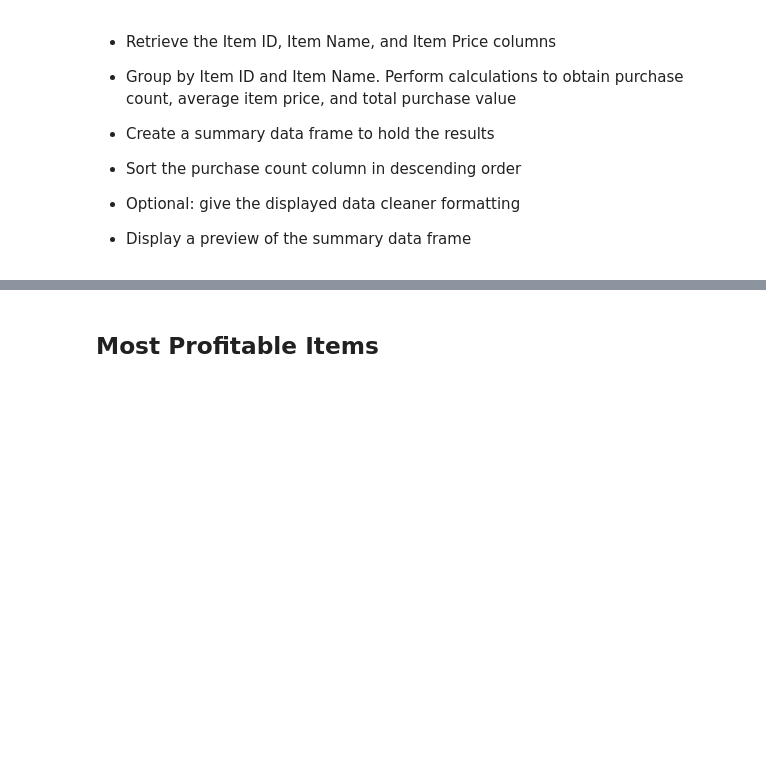
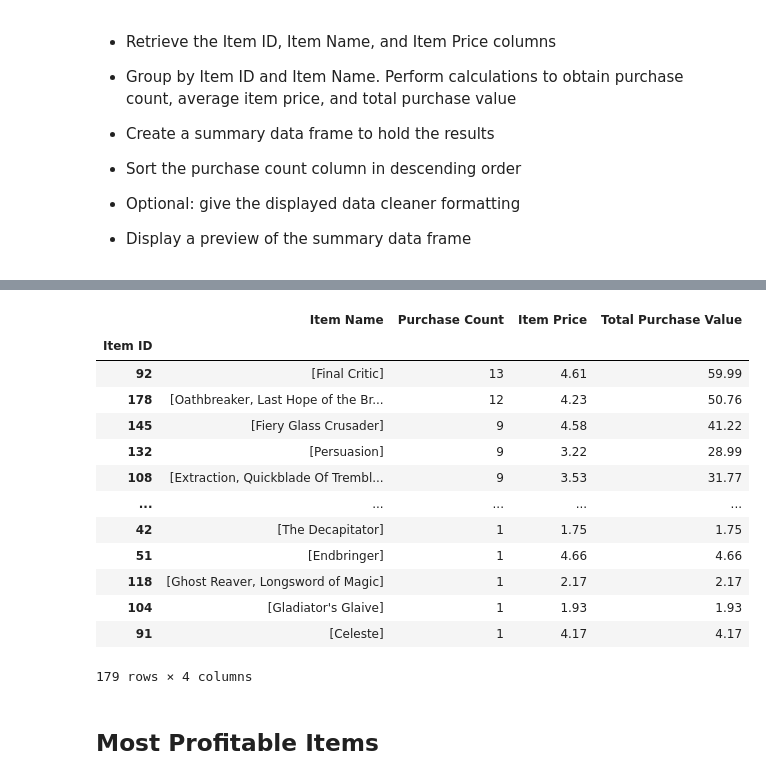
Before and after one commit to Ryan-Essss/pandas-challenge, a Jupyter notebook: HeroesOfPymoli/HeroesOfPymoli_starter.ipynb, the cells around one changed output, grey strips where cells are left out. Cells and saved outputs as stored; diff of their text form; code cells hidden in the pictures; blank space fills up the shorter version.

```diff
--- a/HeroesOfPymoli/HeroesOfPymoli_starter.ipynb
+++ b/HeroesOfPymoli/HeroesOfPymoli_starter.ipynb
@@ -200,3 +310,43 @@ total_rev = purchase_data["Price"].sum()
+# %%
+item_name = purchase_data.groupby('Item ID')['Item Name'].unique()
+item_name
+
+pcount = purchase_data.groupby('Item ID')['Item Name'].count()
+# pcount
+
+total_price = purchase_data.groupby('Item ID')['Price'].sum()
+total_price = total_price.round(2)
+# total_price
+
+iprice = total_price/pcount
+iprice = iprice.round(2)
+# iprice
+
+# # Set Formats - Issues with formatting again
+# total_price = '$' + total_price.round(2).astype(str)
+# iprice = '$' + iprice.round(2).astype(str)
+
+# Most Popular Items Dataframe
+most_pop_items = pd.DataFrame({"Item Name" : item_name,
+                            "Purchase Count" : pcount, "Item Price" : iprice,
+                            "Total Purchase Value": total_price})
+
+most_pop_items.sort_values(by=["Purchase Count"],ascending = False)
+# %% [output]
+|  | Item Name | Purchase Count | Item Price | Total Purchase Value |
+| Item ID |  |  |  |  |
+| 92 | [Final Critic] | 13 | 4.61 | 59.99 |
+| 178 | [Oathbreaker, Last Hope of the Br... | 12 | 4.23 | 50.76 |
+| 145 | [Fiery Glass Crusader] | 9 | 4.58 | 41.22 |
+| 132 | [Persuasion] | 9 | 3.22 | 28.99 |
+| 108 | [Extraction, Quickblade Of Trembl... | 9 | 3.53 | 31.77 |
+| ... | ... | ... | ... | ... |
+| 42 | [The Decapitator] | 1 | 1.75 | 1.75 |
+| 51 | [Endbringer] | 1 | 4.66 | 4.66 |
+| 118 | [Ghost Reaver, Longsword of Magic] | 1 | 2.17 | 2.17 |
+| 104 | [Gladiator's Glaive] | 1 | 1.93 | 1.93 |
+| 91 | [Celeste] | 1 | 4.17 | 4.17 |
+179 rows × 4 columns
 # %% [markdown]
 ## Most Profitable Items
 # %% [markdown]
```
Also changed, not shown: parts of 15 cells of this notebook, 1 other file.
